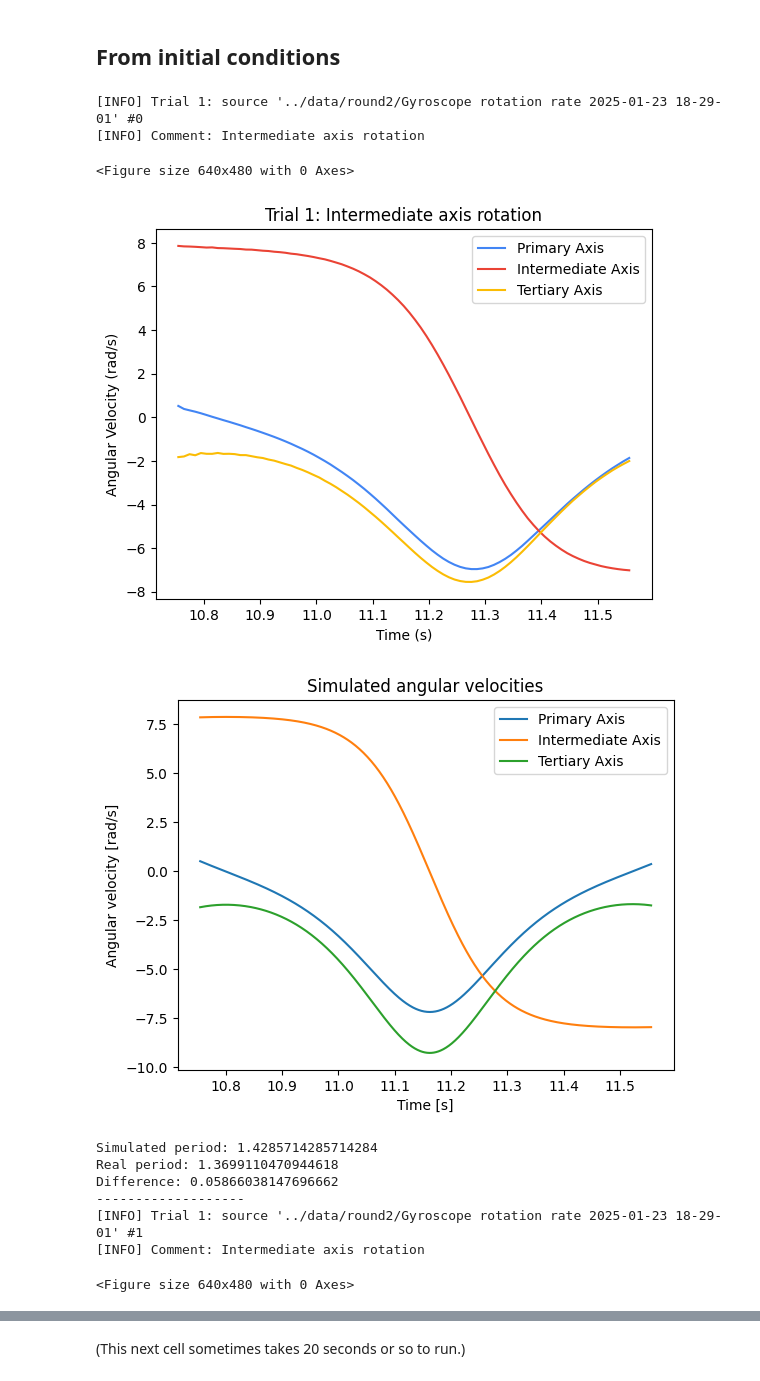
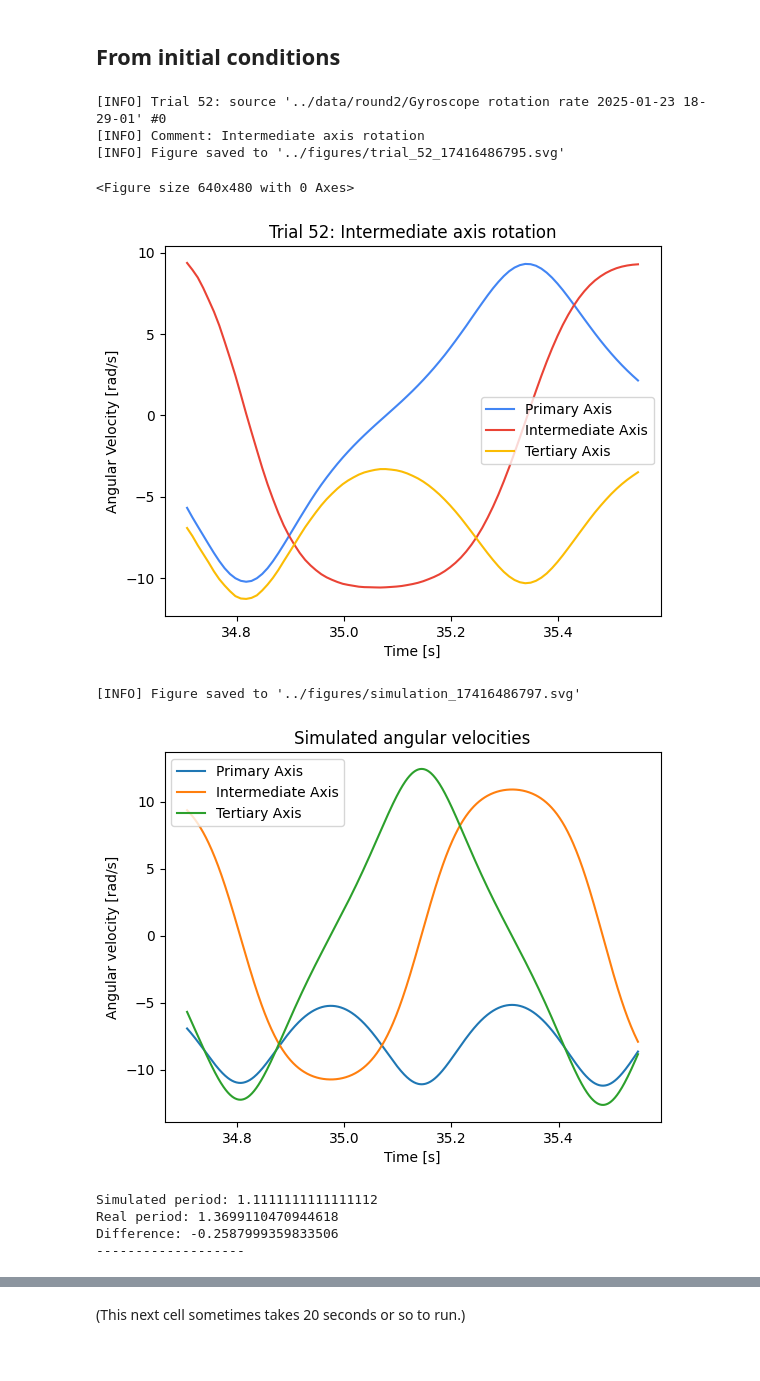
Before and after one commit to fbubbar/sci1-t2, a Jupyter notebook: analyse/combined.ipynb, the cells around one changed output, grey strips where cells are left out. Cells and saved outputs as stored; diff of their text form; code cells hidden in the pictures.

Commit message:
improve graphing code
- include 0.1s in filename timestamp
- use square brackets on plot axes
- add 'index override' to plot_trials_w

```diff
--- a/analyse/combined.ipynb
+++ b/analyse/combined.ipynb
@@ -162,25 +167,26 @@ To be sure, we have fewer data points, but the trend is much clearer now.
 # %% [markdown]
 ## From initial conditions
 # %%
-for index, trial in enumerate(trials[:5]):
-    plot_trials_w([trial], [meta[index]], include_omega=False)
+start = 20
+num = 1
+for index, trial in enumerate(trials[start:start+num]):
+    plot_trials_w([trial], [meta[index]], include_omega=False, manual_is=[index+start])
     simulate(trial, 0.001)
     num_sim_period = simulate_period(trial, 0.001)
     print('Simulated period:', num_sim_period)
     real_period = period_data.iloc[index]['T']
     print('Real period:', real_period)
     print('Difference:', num_sim_period - real_period)
     print('-------------------')
 # %% [output]
-[INFO] Trial 1: source '../data/round2/Gyroscope rotation rate 2025-01-23 18-29-01' #0
+[INFO] Trial 52: source '../data/round2/Gyroscope rotation rate 2025-01-23 18-29-01' #0
 [INFO] Comment: Intermediate axis rotation
+[INFO] Figure saved to '../figures/trial_52_17416486795.svg'
 <Figure size 640x480 with 0 Axes>
-[figure, old version]
+[figure, new version]
+[INFO] Figure saved to '../figures/simulation_17416486797.svg'
-[figure, old version]
+[figure, new version]
-Simulated period: 1.4285714285714284
-Real period: 1.3699110470944618
-Difference: 0.05866038147696662
--------------------
-[INFO] Trial 1: source '../data/round2/Gyroscope rotation rate 2025-01-23 18-29-01' #1
-[INFO] Comment: Intermediate axis rotation
-<Figure size 640x480 with 0 Axes>
+Simulated period: 1.1111111111111112
+Real period: 1.3699110470944618
+Difference: -0.2587999359833506
+-------------------
```
Also changed, not shown: parts of 5 cells of this notebook, 2 other files.
